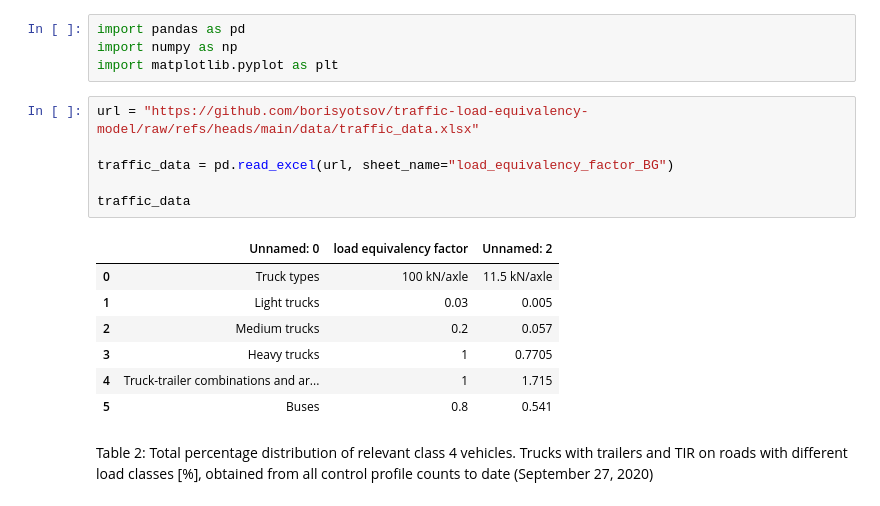
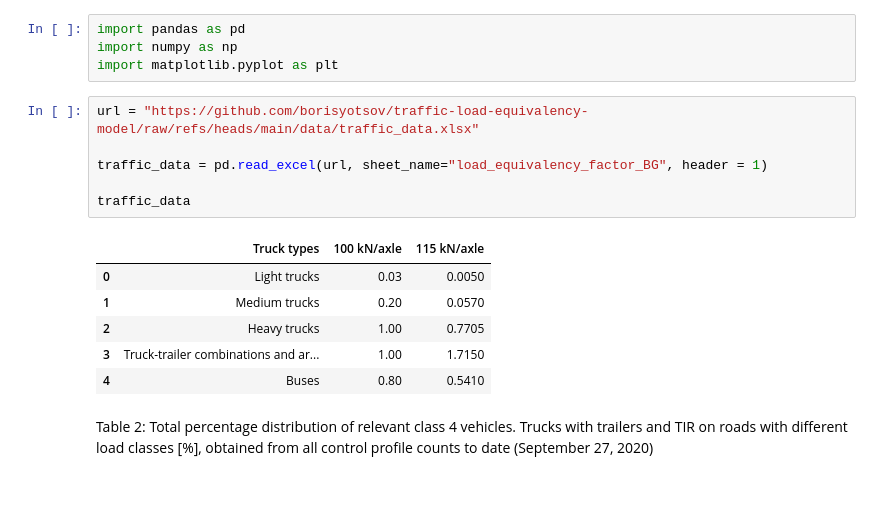
Before and after one commit to borisyotsov/traffic-load-equivalency-model, a Jupyter notebook: notebooks/Final_Project.ipynb, the cells around one changed output. Cells and saved outputs as stored; diff of their text form.

```diff
--- a/notebooks/Final_Project.ipynb
+++ b/notebooks/Final_Project.ipynb
@@ -42,17 +42,16 @@ import matplotlib.pyplot as plt
 # %%
 url = "https://github.com/borisyotsov/traffic-load-equivalency-model/raw/refs/heads/main/data/traffic_data.xlsx"
 
-traffic_data = pd.read_excel(url, sheet_name="load_equivalency_factor_BG")
+traffic_data = pd.read_excel(url, sheet_name="load_equivalency_factor_BG", header = 1)
 
 traffic_data
 # %% [output]
-|  | Unnamed: 0 | load equivalency factor | Unnamed: 2 |
-| 0 | Truck types | 100 kN/axle | 11.5 kN/axle |
-| 1 | Light trucks | 0.03 | 0.005 |
-| 2 | Medium trucks | 0.2 | 0.057 |
-| 3 | Heavy trucks | 1 | 0.7705 |
-| 4 | Truck-trailer combinations and ar... | 1 | 1.715 |
-| 5 | Buses | 0.8 | 0.541 |
+|  | Truck types | 100 kN/axle | 115 kN/axle |
+| 0 | Light trucks | 0.03 | 0.0050 |
+| 1 | Medium trucks | 0.20 | 0.0570 |
+| 2 | Heavy trucks | 1.00 | 0.7705 |
+| 3 | Truck-trailer combinations and ar... | 1.00 | 1.7150 |
+| 4 | Buses | 0.80 | 0.5410 |
 # %% [markdown]
 Table 2: Total percentage distribution of relevant class 4 vehicles. Trucks with trailers and TIR on roads with different load classes [%], obtained from all control profile counts to date (September 27, 2020)
 # %%
```
